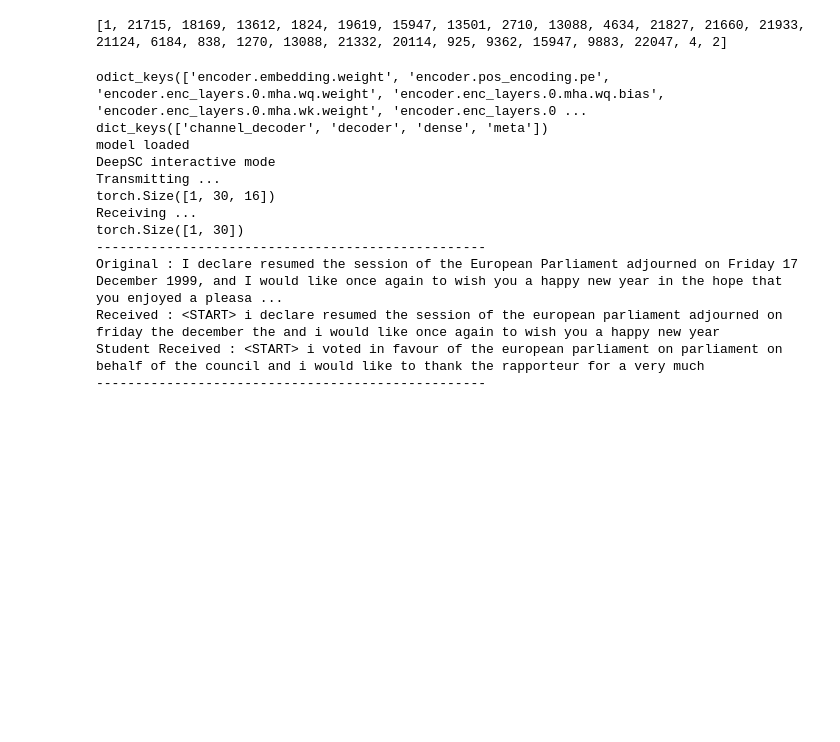
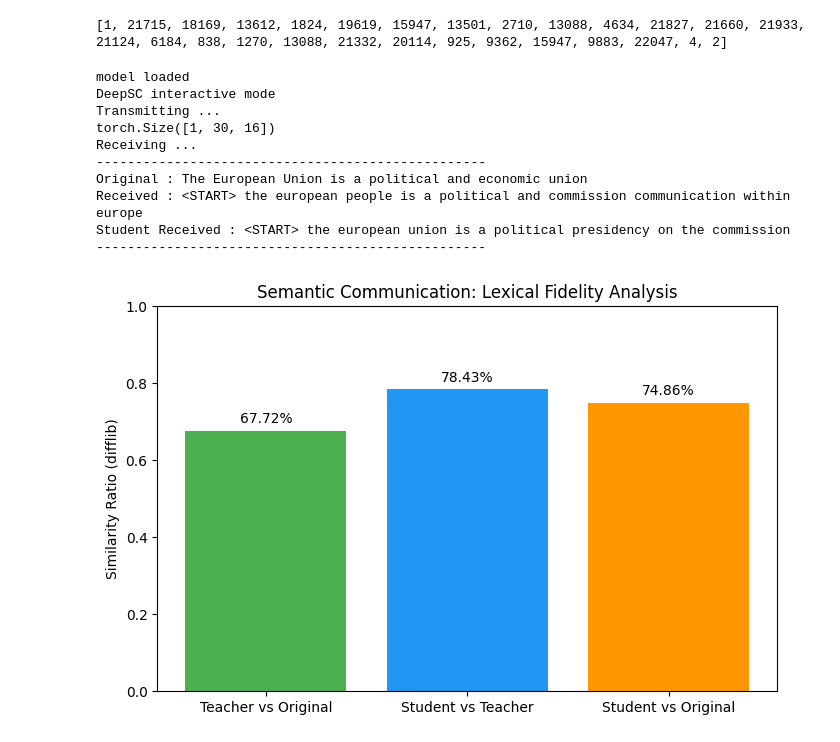
Before and after one commit to pesqSC/DeepSC, a Jupyter notebook: test.ipynb, the cells around one changed output. Drawn from its saved outputs; the diff is of its cells as text; code cells hidden in the pictures; blank space fills up the shorter version.

```diff
--- a/test.ipynb
+++ b/test.ipynb
@@ -228,7 +258,7 @@ if __name__ == '__main__':
         'MIN_LENGTH': 4,
         'd_model': 128,
         'dff': 512,
-        'num_layers': 4,
+        'num_layers': 12,
         'num_heads': 8,
         'batch_size': 64,
         'epochs': 2
@@ -259,7 +289,7 @@ if __name__ == '__main__':
     ).to(device)
 
     student =  Student(
-        2,
+        4,
         num_vocab,
         num_vocab,
         num_vocab,
@@ -270,8 +300,10 @@ if __name__ == '__main__':
         0.1
     ).to(device)
 
-    model_path = 'checkpoints/deepsc-Rayleigh/checkpoint_100.pth'
-    student_path = 'checkpoints/tr_kd/student_tr_best.pth'
+    # model_path = 'checkpoints/deepsc-Rayleigh/checkpoint_100.pth'
+    model_path = 'deepsc_12n.pth'
+    # student_path = 'checkpoints/tr_kd/student_tr_best.pth'
+    student_path = 'student_tr_4n_best.pth'
 
     checkpoint = torch.load(model_path, map_location=device)
     # print(checkpoint.keys())
@@ -291,25 +323,49 @@ if __name__ == '__main__':
 
     print("model loaded")
 
-    text = "The European Union is a political and economic union."
+    text = "The European Union is a political and economic union"
     text2 = "I declare resumed the session adjourned on 17 December 1999. Belated happy new year"
-    text3 = "the is a happy new year."
+    text3 = "we declare session resumed and observe minute silence for victims"
 
     text4 = "they accept agreement agreement agreement and adapt system and improve performance"
-    text5="I declare resumed the session of the European Parliament adjourned on Friday 17 December 1999"
+    text5 ="people in countries suffered natural disasters and require assistance and support"
+    text6 = "I declare resumed the session of the European Parliament adjourned in December "
+    text7 = "Declaro reaberta a sessão do Parlamento Europeu, que tinha sido interrompida na sexta-feira"
 
-    interactive_demo(my_vars, deepsc, student, text6, token_to_idx, start_idx, end_idx, pad_idx, device)
+    original, teacher, student = interactive_demo(my_vars, deepsc, student, text, token_to_idx, start_idx, end_idx, pad_idx, device)
 # %% [output]
-odict_keys(['encoder.embedding.weight', 'encoder.pos_encoding.pe', 'encoder.enc_layers.0.mha.wq.weight', 'encoder.enc_layers.0.mha.wq.bias', 'encoder.enc_layers.0.mha.wk.weight', 'encoder.enc_layers.0 ...
-dict_keys(['channel_decoder', 'decoder', 'dense', 'meta'])
 model loaded
 DeepSC interactive mode
 Transmitting ...
 torch.Size([1, 30, 16])
 Receiving ...
-torch.Size([1, 30])
 --------------------------------------------------
-Original : I declare resumed the session of the European Parliament adjourned on Friday 17 December 1999, and I would like once again to wish you a happy new year in the hope that you enjoyed a pleasa ...
-Received : <START> i declare resumed the session of the european parliament adjourned on friday the december the and i would like once again to wish you a happy new year
-Student Received : <START> i voted in favour of the european parliament on parliament on behalf of the council and i would like to thank the rapporteur for a very much
+Original : The European Union is a political and economic union
+Received : <START> the european people is a political and commission communication within europe
+Student Received : <START> the european union is a political presidency on the commission
 --------------------------------------------------
+# %%
+# Calculate similarity ratios
+t_vs_o = calculate_similarity(original, teacher) # How good is the Teacher?
+s_vs_t = calculate_similarity(teacher, student)  # How well did the Student mimic the Teacher?
+s_vs_o = calculate_similarity(original, student) # Overall success
+
+# Visualization
+labels = ['Teacher vs Original', 'Student vs Teacher', 'Student vs Original']
+scores = [t_vs_o, s_vs_t, s_vs_o]
+
+plt.figure(figsize=(8, 5))
+bars = plt.bar(labels, scores, color=['#4CAF50', '#2196F3', '#FF9800'])
+
+plt.ylim(0, 1)
+plt.ylabel('Similarity Ratio (difflib)')
+plt.title('Semantic Communication: Lexical Fidelity Analysis')
+
+# Add percentage labels on top of bars
+for bar in bars:
+    yval = bar.get_height()
+    plt.text(bar.get_x() + bar.get_width()/2, yval + 0.02, f'{yval:.2%}', ha='center')
+
+plt.show()
+# %% [output]
+[figure, added]
```
Also changed, not shown: parts of 7 cells of this notebook.
